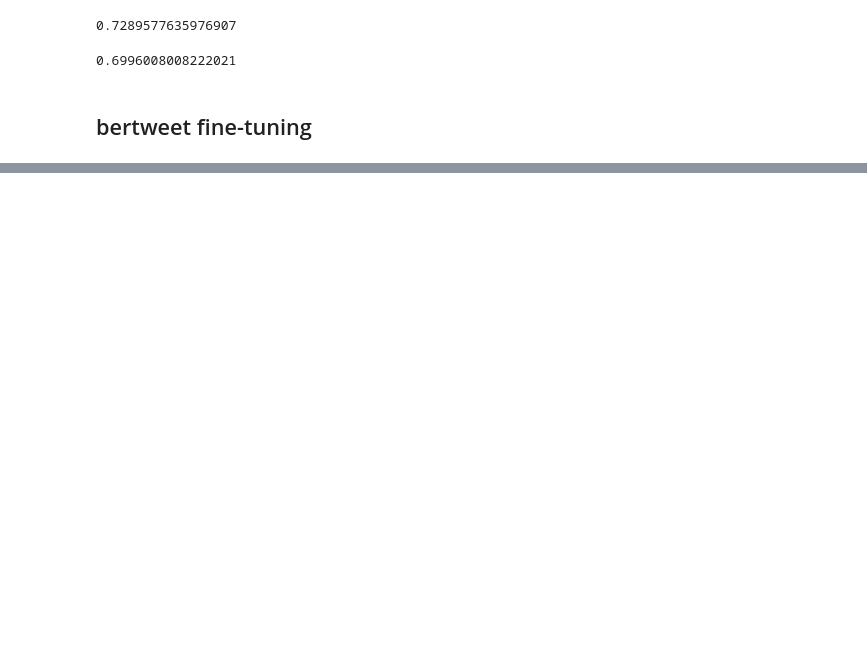
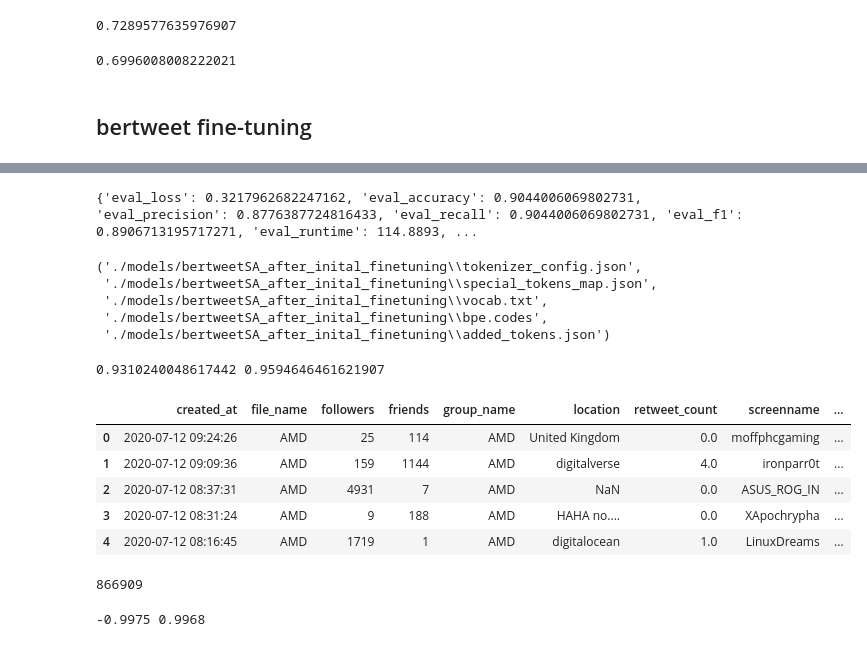
Before and after one commit to GeorgH02/thesis-code-3, a Jupyter notebook: SA BERT.ipynb, the cells around one changed output, grey strips where cells are left out. Drawn from its saved outputs; the diff is of its cells as text; code cells hidden in the pictures; blank space fills up the shorter version.

Commit message:
first successful finetuning and testing on new data

```diff
--- a/SA BERT.ipynb
+++ b/SA BERT.ipynb
@@ -417,0 +439,14 @@ wandb: Paste an API key from your profile and hit enter, or press ctrl+c to quit
+# %%
+results = trainer.evaluate(test_dataset)
+print(results)
+# %% [output]
+{'eval_loss': 0.3217962682247162, 'eval_accuracy': 0.9044006069802731, 'eval_precision': 0.8776387724816433, 'eval_recall': 0.9044006069802731, 'eval_f1': 0.8906713195717271, 'eval_runtime': 114.8893, ...
+# %%
+model.save_pretrained('./models/bertweetSA_after_inital_finetuning')
+tokenizer.save_pretrained('./models/bertweetSA_after_inital_finetuning')
+# %% [output]
+('./models/bertweetSA_after_inital_finetuning\\tokenizer_config.json',
+ './models/bertweetSA_after_inital_finetuning\\special_tokens_map.json',
+ './models/bertweetSA_after_inital_finetuning\\vocab.txt',
+ './models/bertweetSA_after_inital_finetuning\\bpe.codes',
+ './models/bertweetSA_after_inital_finetuning\\added_tokens.json')
@@ -417,0 +460,23 @@ wandb: Paste an API key from your profile and hit enter, or press ctrl+c to quit
+# %%
+# very high results, but may not be too telling because it was tested on same data it was finetuned on
+accuracy2 = accuracy_score(df_brd_sa["sentiment_prediction_finetuned"], df_brd_sa["is_there_an_emotion_directed_at_a_brand_or_product"])
+precision2 = precision_score(df_brd_sa["sentiment_prediction_finetuned"], df_brd_sa["is_there_an_emotion_directed_at_a_brand_or_product"], average="weighted")
+print(accuracy2, precision2)
+# %% [output]
+0.9310240048617442 0.9594646461621907
+# %%
+# using big tech companies dataset to test
+# Big Tech Companies - Tweet Sentiment https://www.kaggle.com/datasets/wjia26/big-tech-companies-tweet-sentiment/data
+df_tweets_bigtech = pd.read_csv("./analysis_data/Big Tech Companies - Tweet Sentiment/Bigtech - 12-07-2020 till 19-09-2020/Bigtech - 12-07-2020 till 19-09-2020.csv")
+df_tweets_bigtech.head()
+# %% [output]
+|  | created_at | file_name | followers | friends | group_name | location | retweet_count | screenname | ... |
+| 0 | 2020-07-12 09:24:26 | AMD | 25 | 114 | AMD | United Kingdom | 0.0 | moffphcgaming | ... |
+| 1 | 2020-07-12 09:09:36 | AMD | 159 | 1144 | AMD | digitalverse | 4.0 | ironparr0t | ... |
+| 2 | 2020-07-12 08:37:31 | AMD | 4931 | 7 | AMD | NaN | 0.0 | ASUS_ROG_IN | ... |
+| 3 | 2020-07-12 08:31:24 | AMD | 9 | 188 | AMD | HAHA no.... | 0.0 | XApochrypha | ... |
+| 4 | 2020-07-12 08:16:45 | AMD | 1719 | 1 | AMD | digitalocean | 1.0 | LinuxDreams | ... |
+# %%
+len(df_tweets_bigtech)
+# %% [output]
+866909
@@ -417,0 +489,7 @@ wandb: Paste an API key from your profile and hit enter, or press ctrl+c to quit
+# %%
+# transforming polarity-column to be comparable with labels given by bertweet
+min_polarity = df_tweets_bigtech["polarity"].min()
+max_polarity = df_tweets_bigtech["polarity"].max()
+print(min_polarity, max_polarity)
+# %% [output]
+-0.9975 0.9968
```
Also changed, not shown: parts of 19 cells of this notebook.
